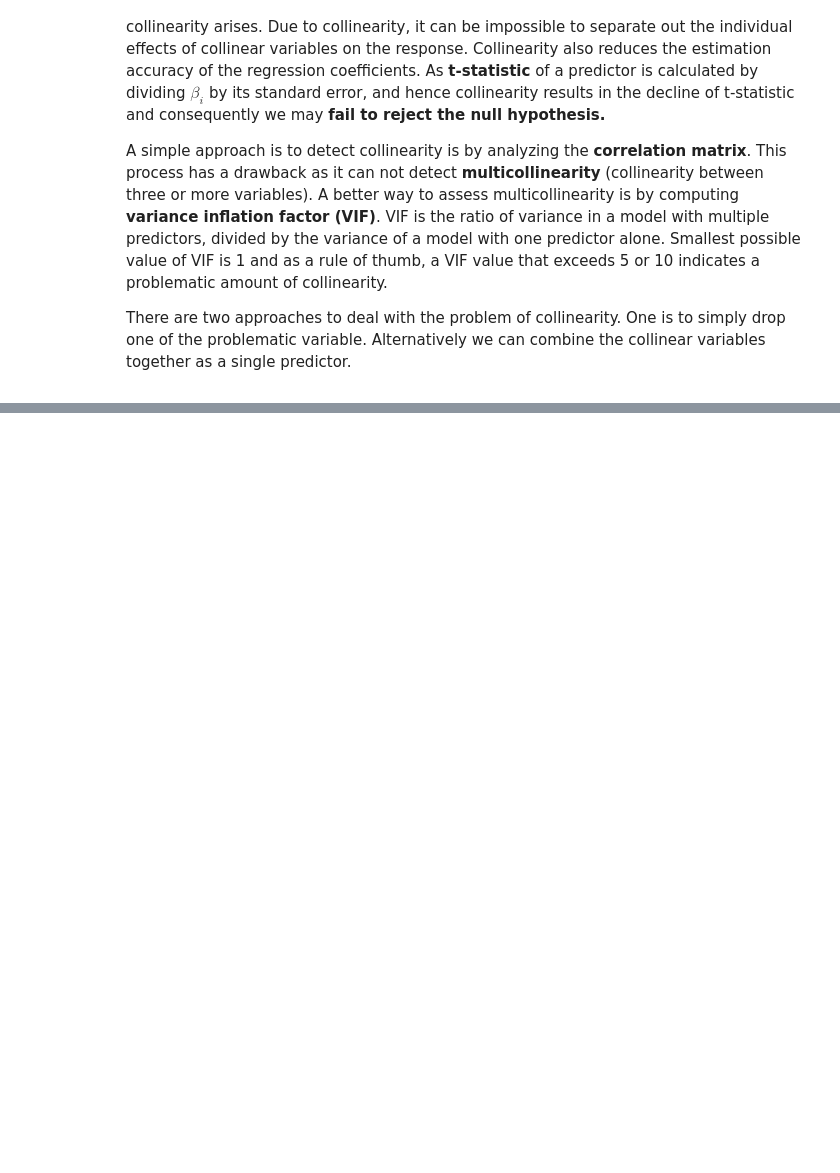
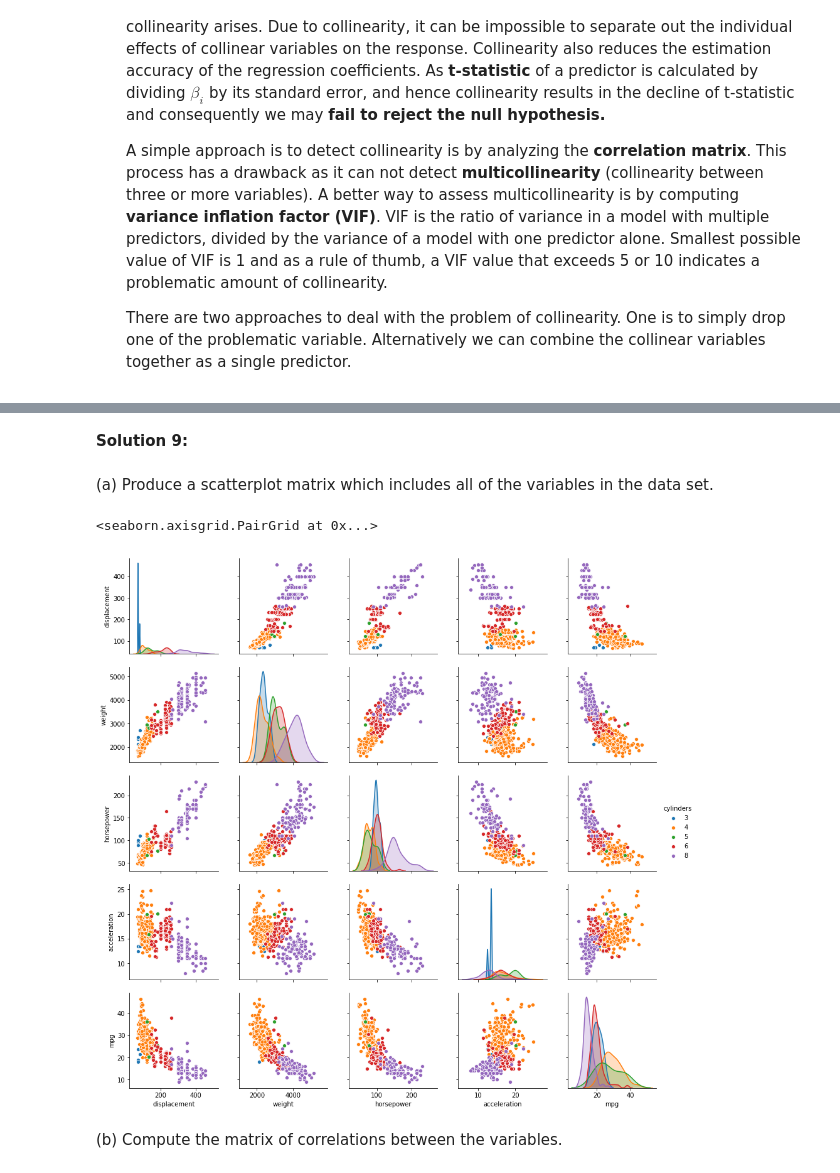
Before and after one commit to amitrajan012/Introduction-to-Statistical-Learning, a Jupyter notebook: Linear Regression.ipynb, the cells around one changed output, grey strips where cells are left out. Drawn from its saved outputs; the diff is of its cells as text; code cells hidden in the pictures; blank space fills up the shorter version.

```diff
--- a/Linear Regression.ipynb
+++ b/Linear Regression.ipynb
@@ -329,0 +466,12 @@ The problems which arise when we fit a linear regression to a particular data se
+# %% [markdown]
+<b>Solution 9:</b>
+# %% [markdown]
+(a) Produce a scatterplot matrix which includes all of the variables in the data set.
+# %%
+# Scatter plot of quantitative variables
+sns.pairplot(auto, vars=['displacement', 'weight', 'horsepower', 'acceleration', 'mpg'], hue='cylinders')
+# %% [output]
+<seaborn.axisgrid.PairGrid at 0x...>
+[figure, added]
+# %% [markdown]
+(b) Compute the matrix of correlations between the variables.
```
Also changed, not shown: parts of 79 cells of this notebook.
